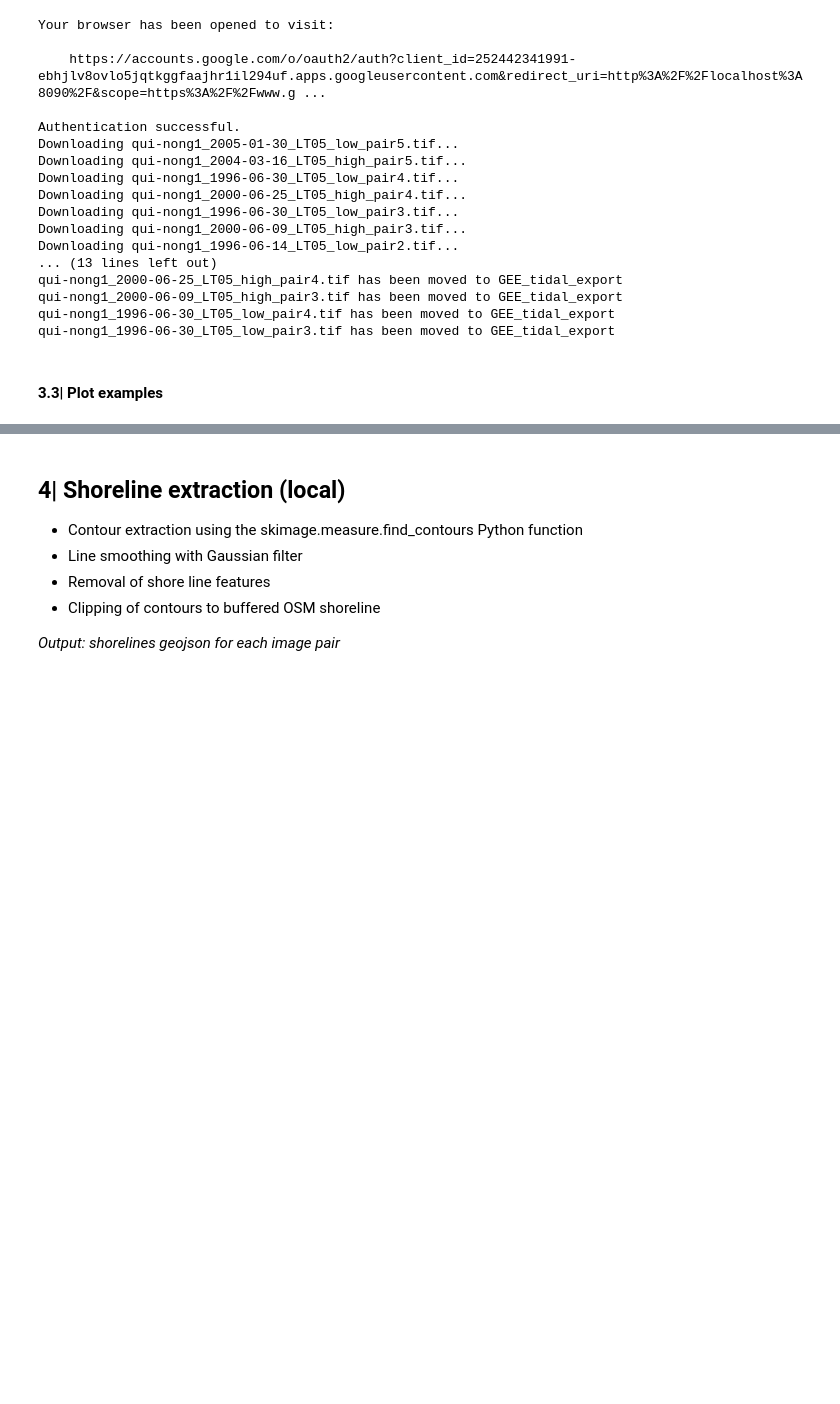
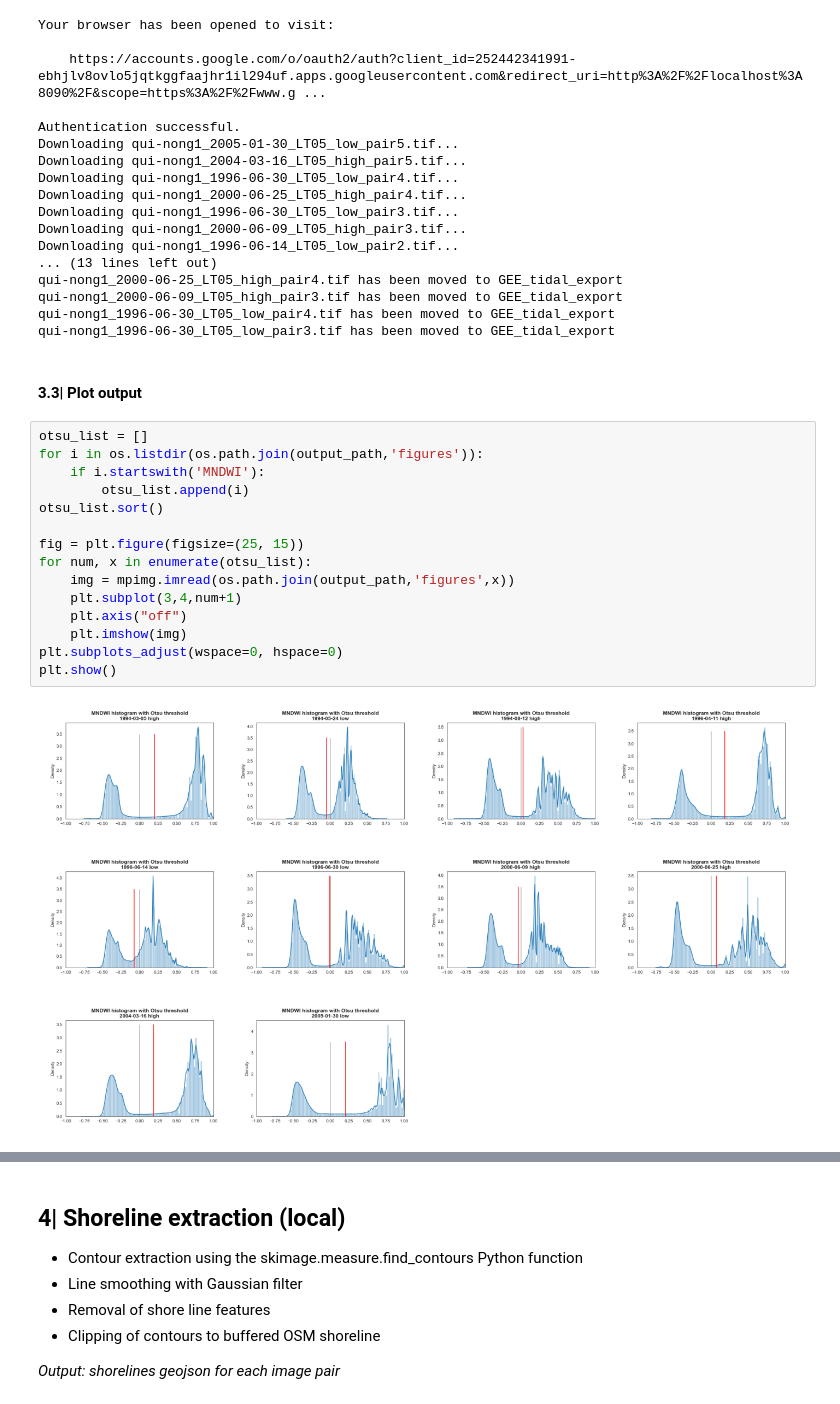
Before and after one commit to ronjalappe/Quantification_tidal_effects_Landsat, a Jupyter notebook: Tidal_effects_Qui-Nhong.ipynb, the cells around one changed output, grey strips where cells are left out. Saved outputs shown, nothing was run; the diff lists cells and outputs as text; blank space fills up the shorter version.

```diff
--- a/Tidal_effects_Qui-Nhong.ipynb
+++ b/Tidal_effects_Qui-Nhong.ipynb
@@ -860,7 +856,24 @@ qui-nong1_2000-06-09_LT05_high_pair3.tif has been moved to GEE_tidal_export
 qui-nong1_1996-06-30_LT05_low_pair4.tif has been moved to GEE_tidal_export
 qui-nong1_1996-06-30_LT05_low_pair3.tif has been moved to GEE_tidal_export
 # %% [markdown]
-#### 3.3| Plot examples
+#### 3.3| Plot output
+# %%
+otsu_list = []
+for i in os.listdir(os.path.join(output_path,'figures')):
+    if i.startswith('MNDWI'):
+        otsu_list.append(i)
+otsu_list.sort()
+
+fig = plt.figure(figsize=(25, 15))
+for num, x in enumerate(otsu_list):
+    img = mpimg.imread(os.path.join(output_path,'figures',x))
+    plt.subplot(3,4,num+1)
+    plt.axis("off")
+    plt.imshow(img)
+plt.subplots_adjust(wspace=0, hspace=0)
+plt.show()
+# %% [output]
+[figure, added]
 # %%
 raster_list = os.listdir(os.path.join(output_path,GEE_export_folder))
 raster_list.sort()
```
Also changed, not shown: parts of 17 cells of this notebook, 24 other files.
